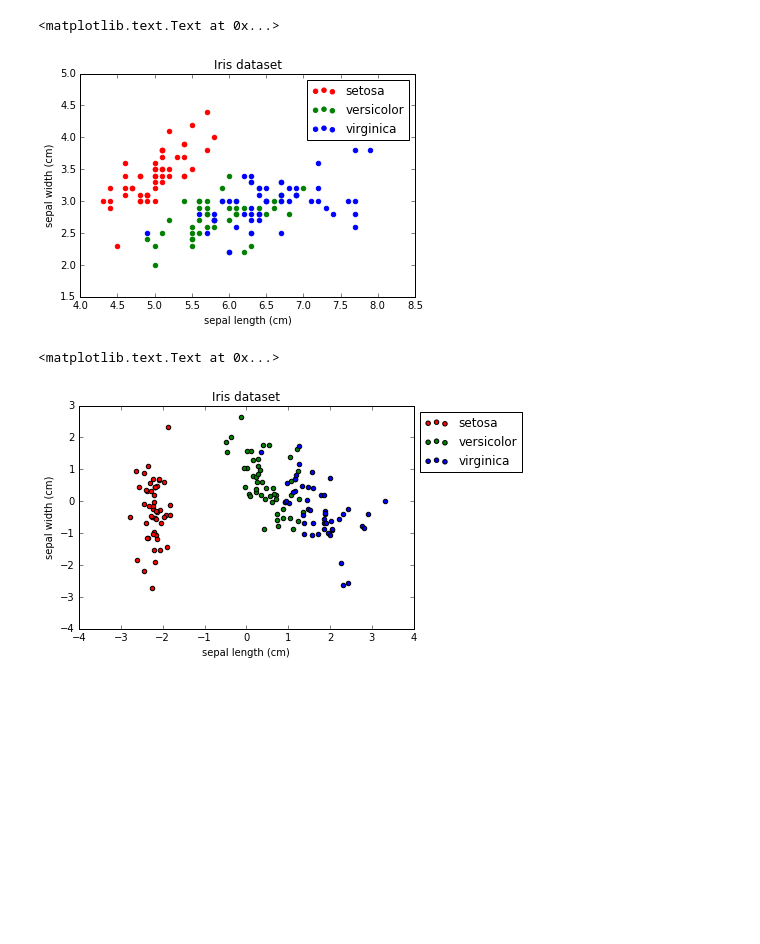
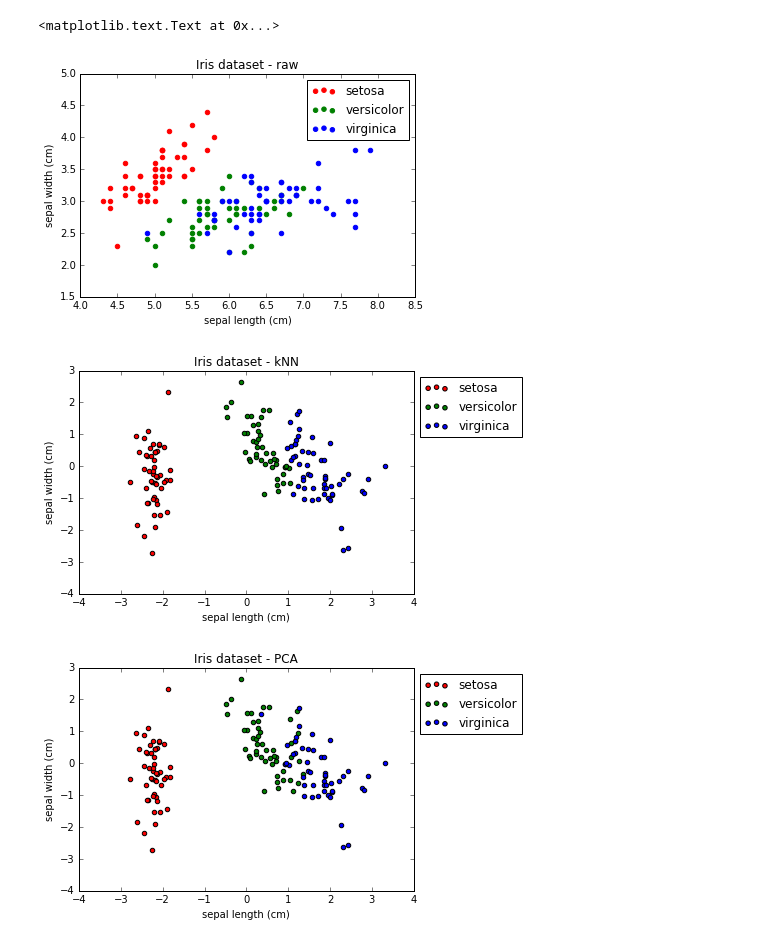
Before and after one commit to silkaitis/Thinkful-unit4, a Jupyter notebook: PCA_iris.ipynb, the cells around one changed output. Saved outputs shown, nothing was run; the diff lists cells and outputs as text; code cells hidden in the pictures; blank space fills up the shorter version.

Commit message:
kNN on decomposed data

```diff
--- a/PCA_iris.ipynb
+++ b/PCA_iris.ipynb
@@ -10,41 +49,54 @@ from sklearn.preprocessing import StandardScaler
+# %%
+#Process the PCA decomposed data through knn
+decomp_data = pd.DataFrame(data = yPCA, columns = ['sepal_len', 'sepal_wid'])
+decomp_data['f_type'] = y
+
+mclass = []
+for i in range(len(decomp_data)):
+    nearest, pt, count = knn(decomp_data,'sepal_len','sepal_wid','f_type',i)
+    mclass.append(count)
+
+decomp_data['kNN_type'] = mclass
 # %%
-iris = datasets.load_iris()
-
+#Plot the raw, kNN and PCA results
 cmap = ['red', 'green', 'blue']
 
 plt.figure()
 for i, name in enumerate(iris.target_names):
     X = iris.data[iris.target == i]
 
     plt.scatter(X[:, 0], X[:, 1], color = cmap[i])
 
 plt.xlabel(iris.feature_names[0])
 plt.ylabel(iris.feature_names[1])
 plt.legend(iris.target_names)
-plt.title('Iris dataset')
+plt.title('Iris dataset - raw')
+
+plt.figure()
+for name, color in enumerate(cmap):
+    plt.scatter(decomp_data['sepal_len'].loc[decomp_data['kNN_type'] == name],
+                decomp_data['sepal_wid'].loc[decomp_data['kNN_type'] == name],
+                label = name,
+                c = color)
+
+plt.xlabel(iris.feature_names[0])
+plt.ylabel(iris.feature_names[1])
+plt.legend(iris.target_names, loc = 'upper left', bbox_to_anchor = (1, 1))
+plt.title('Iris dataset - kNN')
+
+plt.figure()
+for name, color in enumerate(cmap):
+    plt.scatter(yPCA[y == name, 0],
+                yPCA[y == name, 1],
+                label = name,
+                c = color)
+
+plt.xlabel(iris.feature_names[0])
+plt.ylabel(iris.feature_names[1])
+plt.legend(iris.target_names, loc = 'upper left', bbox_to_anchor = (1, 1))
+plt.title('Iris dataset - PCA')
 # %% [output]
 <matplotlib.text.Text at 0x...>
-[figure, old version]
+[figure, new version]
+[figure, added]
+[figure, added]
-# %%
-#Perform PCA on iris data
-X_std = StandardScaler().fit_transform(iris.data)
-y = iris.target
-
-pca = PCA(n_components = 2)
-
-yPCA = pca.fit_transform(X_std)
-
-plt.figure()
-for name, color in enumerate(cmap):
-    plt.scatter(yPCA[y == name, 0],
-                yPCA[y == name, 1],
-                label = name,
-                c = color)
-
-plt.xlabel(iris.feature_names[0])
-plt.ylabel(iris.feature_names[1])
-plt.legend(iris.target_names, loc = 'upper left', bbox_to_anchor = (1, 1))
-plt.title('Iris dataset')
-# %% [output]
-<matplotlib.text.Text at 0x...>
-[figure, removed]
```
Also changed, not shown: parts of 7 cells of this notebook.
